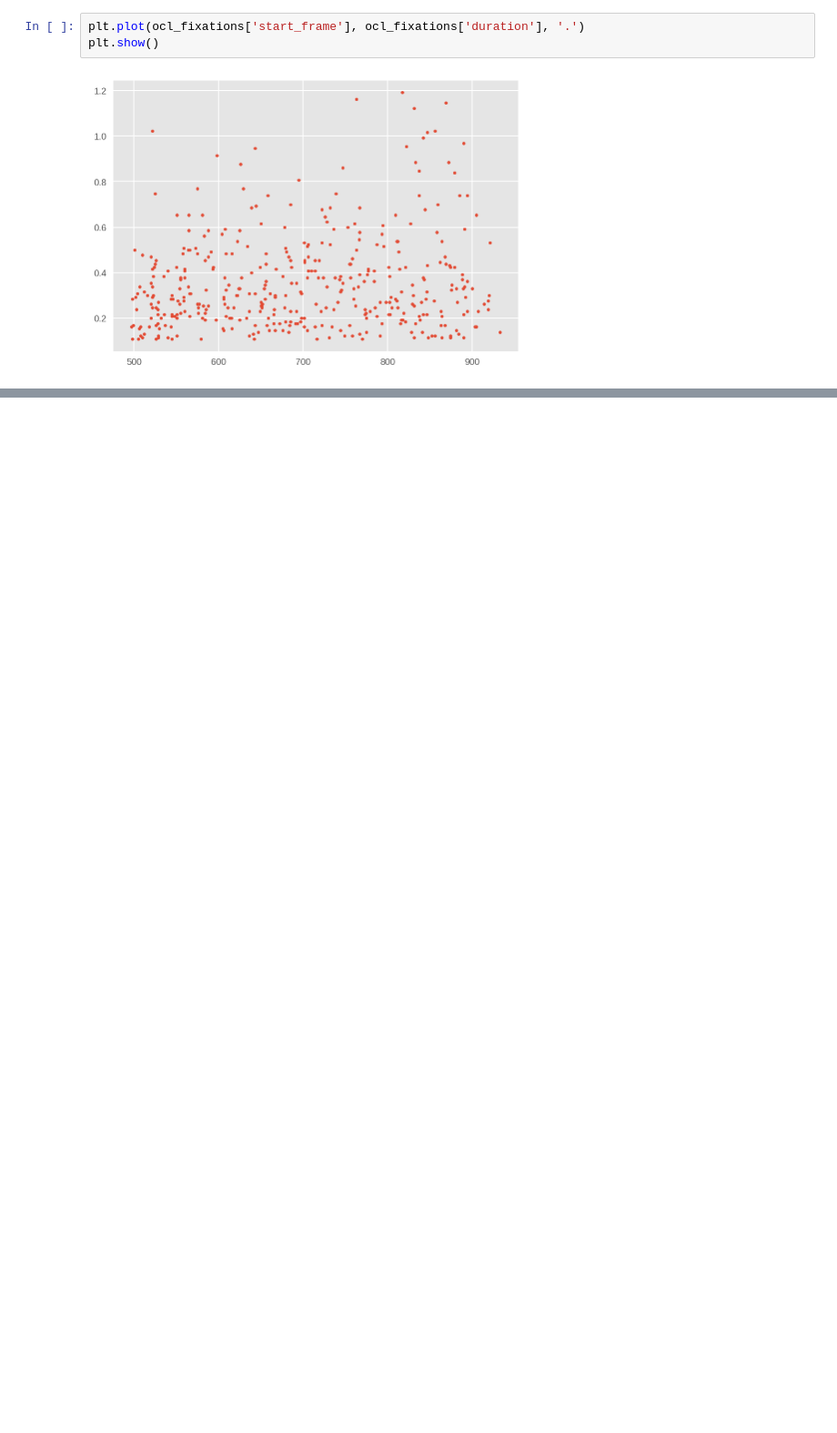
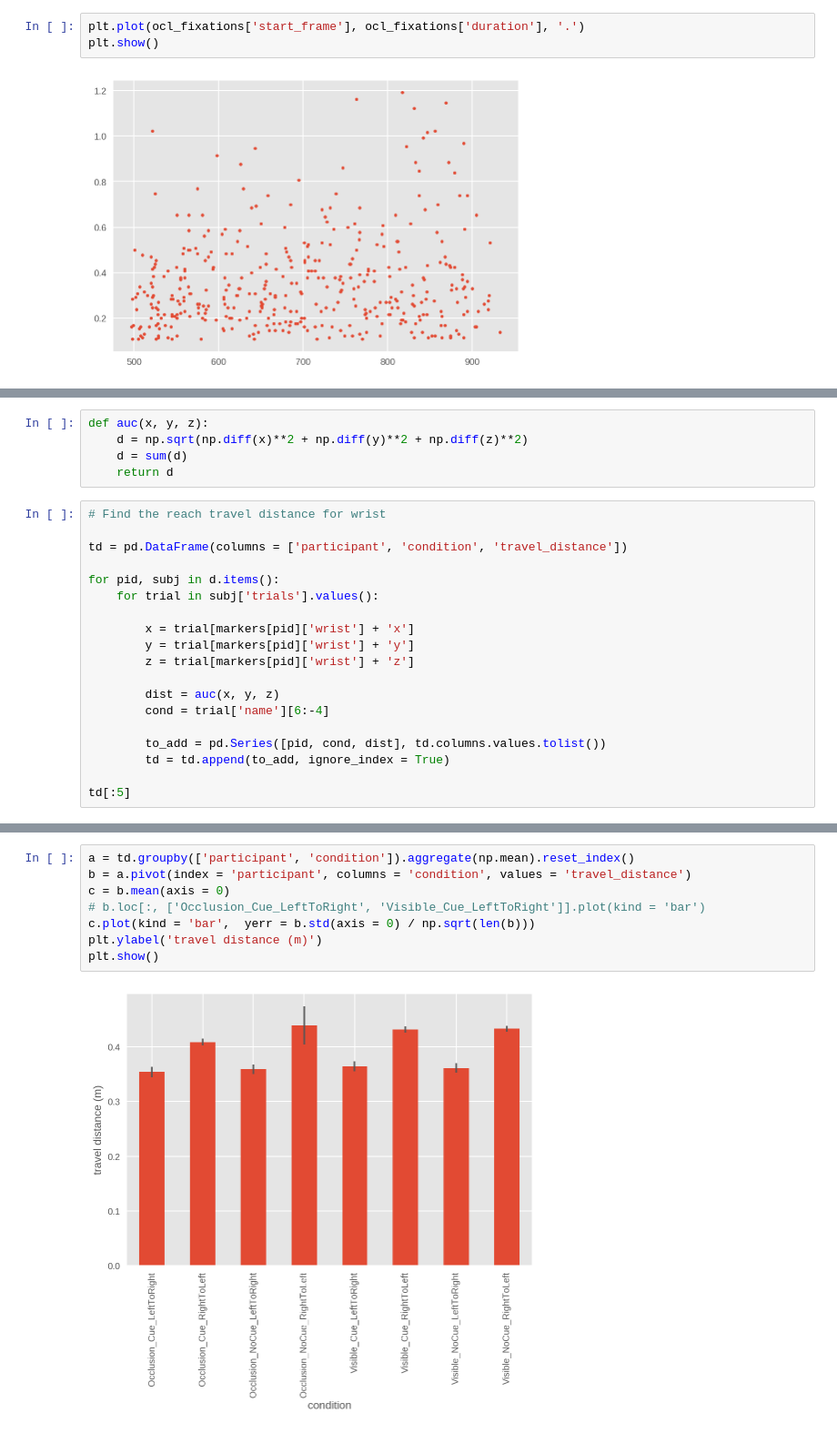
Before and after one commit to Roman-Belenya/perception_and_action, a Jupyter notebook: explore.ipynb, the cells around one changed output, grey strips where cells are left out. Shown at 91% size. Saved outputs shown, nothing was run; the diff lists cells and outputs as text; blank space fills up the shorter version.

Commit message:
wrtist travel distance & reach trajectories

```diff
--- a/explore.ipynb
+++ b/explore.ipynb
@@ -390,0 +400,24 @@ plt.show()
+# %%
+def auc(x, y, z):
+    d = np.sqrt(np.diff(x)**2 + np.diff(y)**2 + np.diff(z)**2)
+    d = sum(d)
+    return d
+# %%
+# Find the reach travel distance for wrist
+
+td = pd.DataFrame(columns = ['participant', 'condition', 'travel_distance'])
+
+for pid, subj in d.items():
+    for trial in subj['trials'].values():
+
+        x = trial[markers[pid]['wrist'] + 'x']
+        y = trial[markers[pid]['wrist'] + 'y']
+        z = trial[markers[pid]['wrist'] + 'z']
+
+        dist = auc(x, y, z)
+        cond = trial['name'][6:-4]
+
+        to_add = pd.Series([pid, cond, dist], td.columns.values.tolist())
+        td = td.append(to_add, ignore_index = True)
+
+td[:5]
@@ -390,0 +431,10 @@ plt.show()
+# %%
+a = td.groupby(['participant', 'condition']).aggregate(np.mean).reset_index()
+b = a.pivot(index = 'participant', columns = 'condition', values = 'travel_distance')
+c = b.mean(axis = 0)
+# b.loc[:, ['Occlusion_Cue_LeftToRight', 'Visible_Cue_LeftToRight']].plot(kind = 'bar')
+c.plot(kind = 'bar',  yerr = b.std(axis = 0) / np.sqrt(len(b)))
+plt.ylabel('travel distance (m)')
+plt.show()
+# %% [output]
+[figure, added]
```
Also changed, not shown: parts of 6 cells of this notebook.
